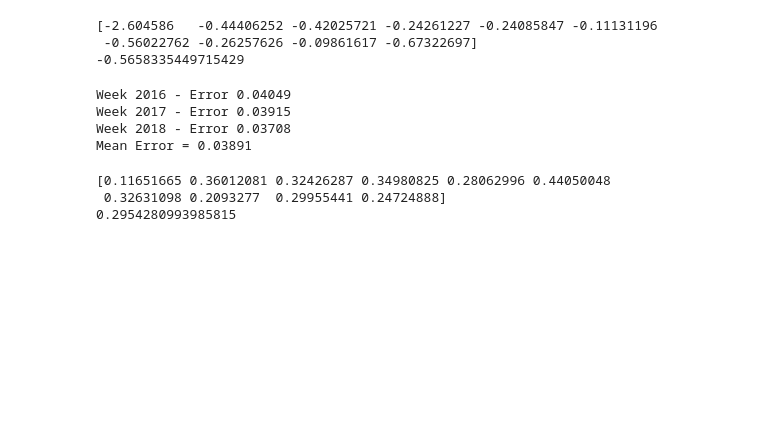
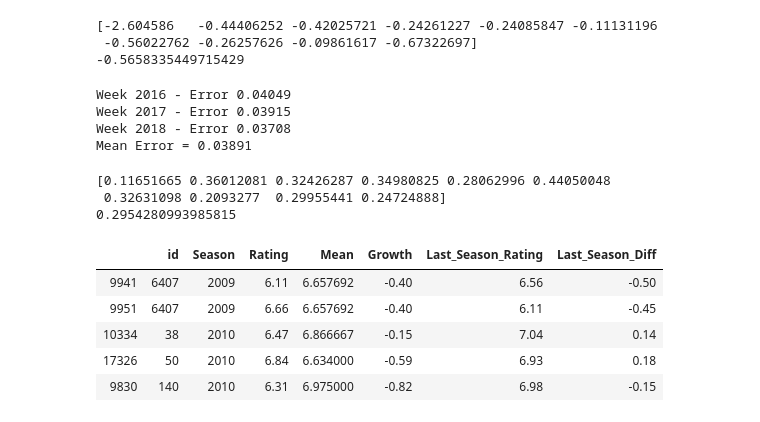
Before and after one commit to Suwadith/Winning-Eleven-Scout-Evaluation-and-Analysis-to-Enhance-Football-Player-Recommendations-ML-Flask, a Jupyter notebook: Analysis/Forecasting.ipynb, the cells around one changed output. Drawn from its saved outputs; the diff is of its cells as text; code cells hidden in the pictures; blank space fills up the shorter version.

```diff
--- a/Analysis/Forecasting.ipynb
+++ b/Analysis/Forecasting.ipynb
@@ -640,3 +640,44 @@ print(scores.mean())
 [0.11651665 0.36012081 0.32426287 0.34980825 0.28062996 0.44050048
  0.32631098 0.2093277  0.29955441 0.24724888]
 0.2954280993985815
+# %%
+idList = allPLayers.id.unique()
+
+meanDf = pd.DataFrame(columns=['Mean'])
+
+#idList = allPLayers.id
+
+for idx in idList:
+    mean = allPLayers.loc[allPLayers.id == idx]['Rating'].mean()
+    length = len(allPLayers.loc[allPLayers.id == idx]['Rating'])
+    growth = allPLayers.loc[allPLayers.id == idx]['Rating'].tolist()[length-1] - allPLayers.loc[allPLayers.id == idx]['Rating'].tolist()[0]
+    meanDf.set_value(idx, 'id', idx)
+    meanDf.set_value(idx, 'Mean', mean)
+    meanDf.set_value(idx, 'Growth', growth)
+
+df3 = pd.merge(allPLayers, meanDf, on=['id'])
+
+allPLayers = df3
+
+allPLayers['Mean'] = allPLayers['Mean'].astype(np.float64)
+# %%
+from pandas import Series
+from pandas import DataFrame
+from pandas import concat
+
+allPLayers = allPLayers.sort_values(['Season', 'id'])
+allPLayers.head()
+
+players_ratings_df2 = allPLayers.copy()
+players_ratings_df2['Last_Season_Rating'] = players_ratings_df2.groupby(['id'])['Rating'].shift()
+players_ratings_df2['Last_Season_Diff'] = players_ratings_df2.groupby('id')['Last_Season_Rating'].transform(Series.diff)
+players_ratings_df2 = players_ratings_df2.dropna()
+# players_ratings_df2 = players_ratings_df2.fillna(-99999, inplace=True)
+players_ratings_df2.head()
+# %% [output]
+|  | id | Season | Rating | Mean | Growth | Last_Season_Rating | Last_Season_Diff |
+| 9941 | 6407 | 2009 | 6.11 | 6.657692 | -0.40 | 6.56 | -0.50 |
+| 9951 | 6407 | 2009 | 6.66 | 6.657692 | -0.40 | 6.11 | -0.45 |
+| 10334 | 38 | 2010 | 6.47 | 6.866667 | -0.15 | 7.04 | 0.14 |
+| 17326 | 50 | 2010 | 6.84 | 6.634000 | -0.59 | 6.93 | 0.18 |
+| 9830 | 140 | 2010 | 6.31 | 6.975000 | -0.82 | 6.98 | -0.15 |
```
Also changed, not shown: parts of 1 cell of this notebook, 1 other file.
